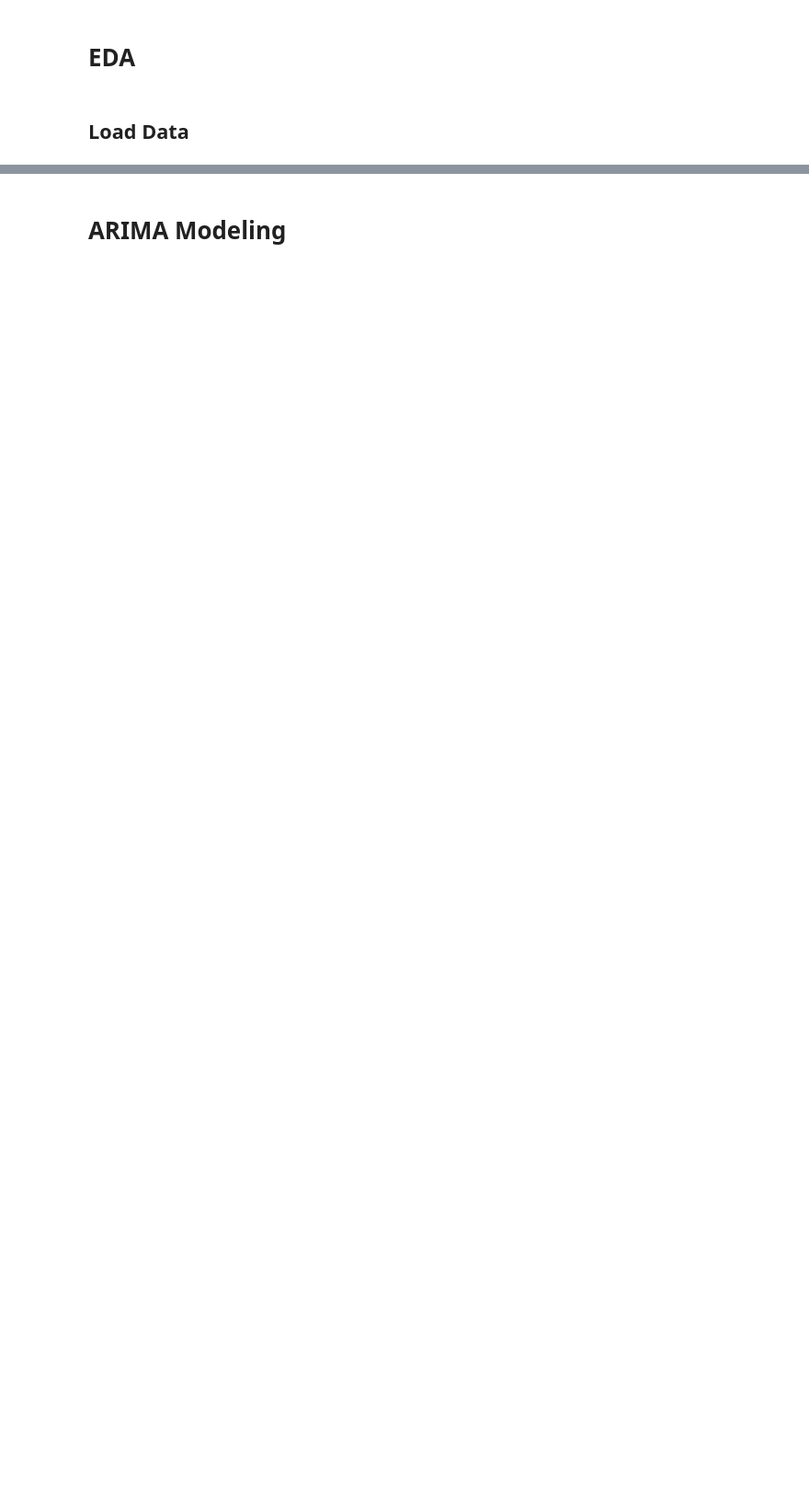
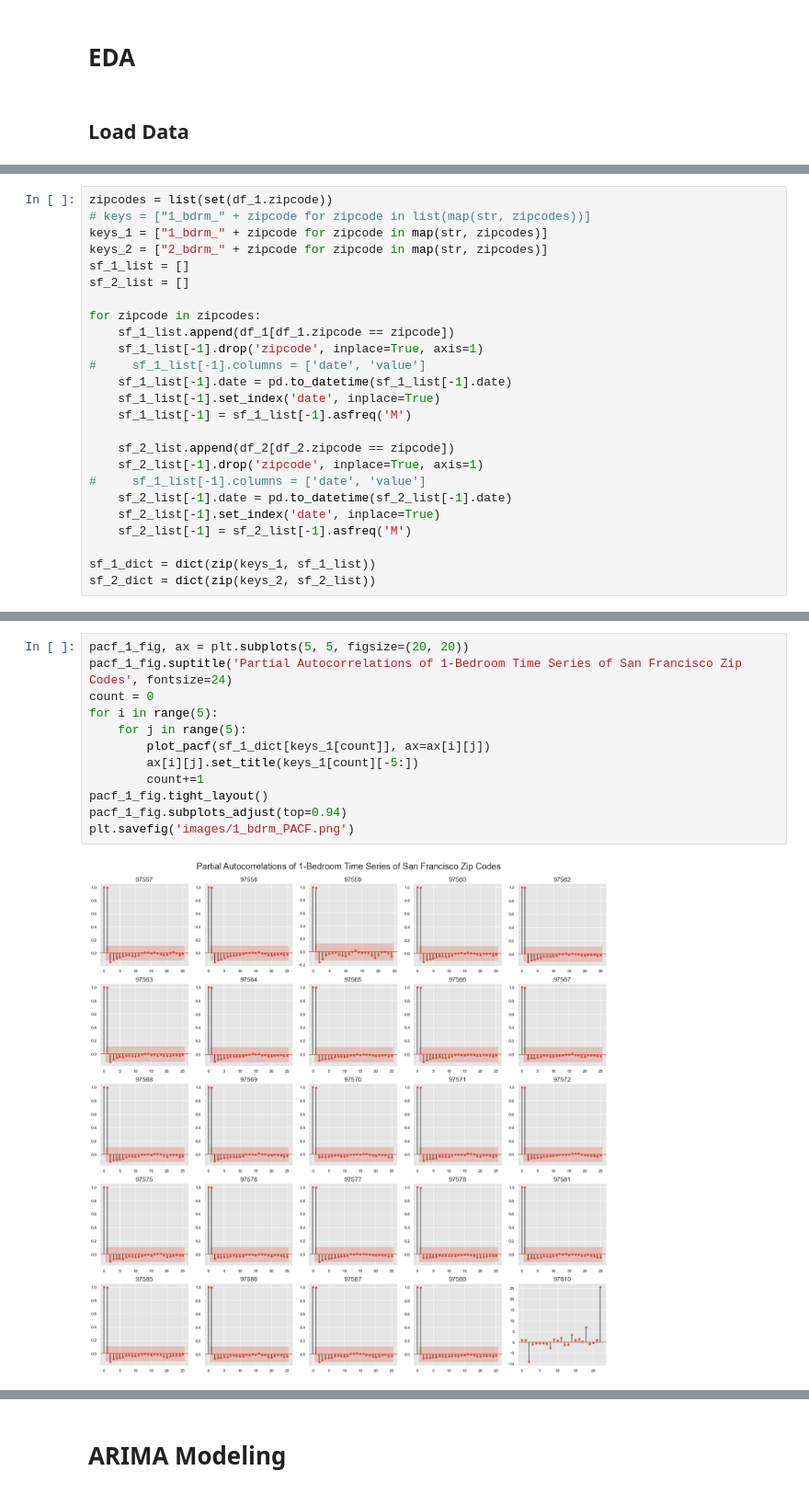
Before and after one commit to eggrollofchaos/zillow_housing_project, a Jupyter notebook: zillow_housing_final.ipynb, the cells around one changed output, grey strips where cells are left out. Shown at 92% size. Drawn from its saved outputs; the diff is of its cells as text; blank space fills up the shorter version.

```diff
--- a/zillow_housing_final.ipynb
+++ b/zillow_housing_final.ipynb
@@ -170,0 +257,25 @@ la_train_dict = dict(zip(list(la_dict.keys()), la_train_dict_list))
+# %%
+zipcodes = list(set(df_1.zipcode))
+# keys = ["1_bdrm_" + zipcode for zipcode in list(map(str, zipcodes))]
+keys_1 = ["1_bdrm_" + zipcode for zipcode in map(str, zipcodes)]
+keys_2 = ["2_bdrm_" + zipcode for zipcode in map(str, zipcodes)]
+sf_1_list = []
+sf_2_list = []
+
+for zipcode in zipcodes:
+    sf_1_list.append(df_1[df_1.zipcode == zipcode])
+    sf_1_list[-1].drop('zipcode', inplace=True, axis=1)
+#     sf_1_list[-1].columns = ['date', 'value']
+    sf_1_list[-1].date = pd.to_datetime(sf_1_list[-1].date)
+    sf_1_list[-1].set_index('date', inplace=True)
+    sf_1_list[-1] = sf_1_list[-1].asfreq('M')
+
+    sf_2_list.append(df_2[df_2.zipcode == zipcode])
+    sf_2_list[-1].drop('zipcode', inplace=True, axis=1)
+#     sf_1_list[-1].columns = ['date', 'value']
+    sf_2_list[-1].date = pd.to_datetime(sf_2_list[-1].date)
+    sf_2_list[-1].set_index('date', inplace=True)
+    sf_2_list[-1] = sf_2_list[-1].asfreq('M')
+
+sf_1_dict = dict(zip(keys_1, sf_1_list))
+sf_2_dict = dict(zip(keys_2, sf_2_list))
@@ -170,0 +317,14 @@ la_train_dict = dict(zip(list(la_dict.keys()), la_train_dict_list))
+# %%
+pacf_1_fig, ax = plt.subplots(5, 5, figsize=(20, 20))
+pacf_1_fig.suptitle('Partial Autocorrelations of 1-Bedroom Time Series of San Francisco Zip Codes', fontsize=24)
+count = 0
+for i in range(5):
+    for j in range(5):
+        plot_pacf(sf_1_dict[keys_1[count]], ax=ax[i][j])
+        ax[i][j].set_title(keys_1[count][-5:])
+        count+=1
+pacf_1_fig.tight_layout()
+pacf_1_fig.subplots_adjust(top=0.94)
+plt.savefig('images/1_bdrm_PACF.png')
+# %% [output]
+[figure, added]
```
Also changed, not shown: parts of 55 cells of this notebook, 15 other files.
